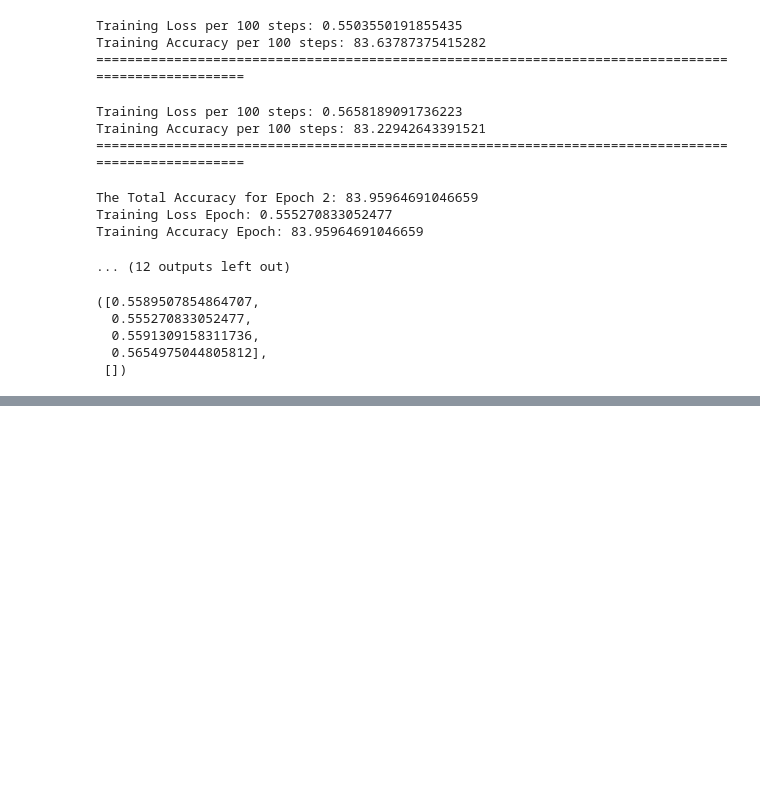
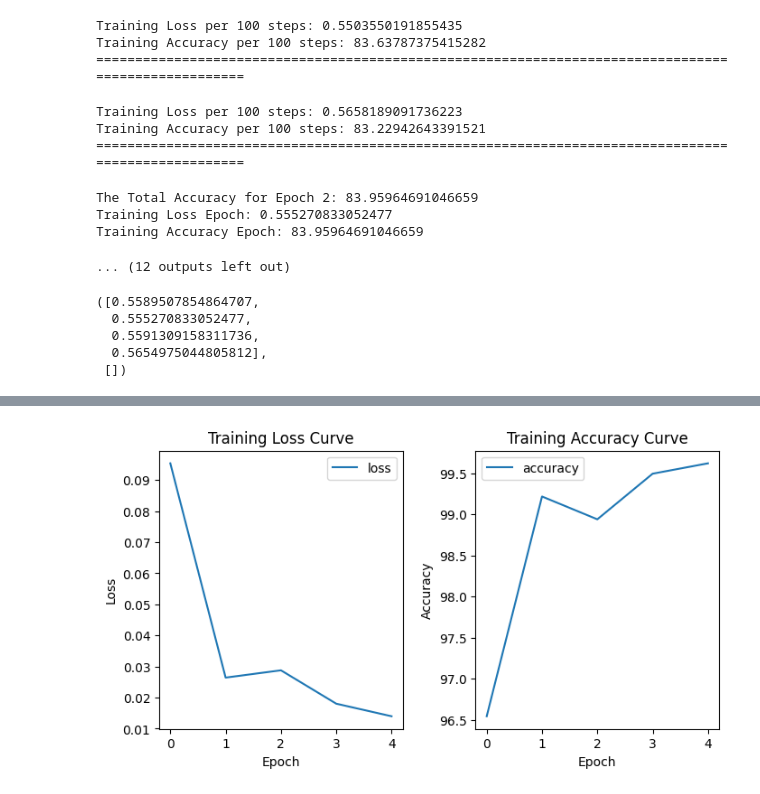
Before and after one commit to bobaebak/ai_text_detection, a Jupyter notebook: cookbooks/fine-tuning-openai.ipynb, the cells around one changed output, grey strips where cells are left out. Saved outputs shown, nothing was run; the diff lists cells and outputs as text; code cells hidden in the pictures; blank space fills up the shorter version.

Commit message:
add finetune

```diff
--- a/cookbooks/fine-tuning-openai.ipynb
+++ b/cookbooks/fine-tuning-openai.ipynb
@@ -23,2 +43,6 @@ from transformers import AutoTokenizer, AutoModelForSequenceClassification
 # %%
 device = "mps" if torch.backends.mps.is_available() else "cuda" if torch.cuda.is_available() else "cpu"
+num_gpus = torch.cuda.device_count()
+
+if num_gpus>1:
+    device = "cuda:0"
@@ -376,7 +415,7 @@ train_losses, valid_losses
  [])
 # %%
 # Defining the training function on the 80% of the dataset for tuning the distilbert model
-def train(epoch, model):
+def train(epoch, model, device):
     tr_loss = 0
     n_correct = 0
     nb_tr_steps = 0
@@ -424,11 +469,11 @@ def train(epoch, model):
 # %%
-EPOCHS = 10
+EPOCHS = 5
 
 train_result = []
 for epoch in range(EPOCHS):
-    train_result.append(train(epoch, model))
+    train_result.append(train(epoch, model, device))
 
     # with gpt paraphrased data, epoch=10
-    torch.save(model, '../models/fine_tune_epoch10.pth')
-    # loaded_model = torch.load('../models/fine_tune_epoch10.pth')
+    file_name = "".join('../models/openai_finetune_models/20240523_v1_epoch'+str(epoch)+'.pth')
+    torch.save(model, file_name)
 # %% [output]
@@ -474,5 +517,26 @@ torch.save(model, '../models/fine_tune_epoch4.pth')
-# %%
-# Load the best model weights
-train_result.append(train(epoch, model))
-
-model.load_state_dict(best_model_weights)
+# %%
+# Create a figure with two subplots
+fig, (ax1, ax2) = plt.subplots(1, 2, figsize=(8, 4))
+
+# Plot the loss curve on the first subplot
+ax1.plot(range(len(train_result)), [item[0] for item in train_result], label="loss")
+ax1.set_xlabel('Epoch')
+ax1.set_ylabel('Loss')
+ax1.set_title('Training Loss Curve')
+ax1.legend()
+
+# Plot another metric on the second subplot
+# Replace the following line with your desired plot
+ax2.plot(range(len(train_result)), [item[1] for item in train_result], label="accuracy")
+ax2.set_xlabel('Epoch')
+ax2.set_ylabel('Accuracy')
+ax2.set_title('Training Accuracy Curve')
+ax2.legend()
+
+# Adjust the spacing between subplots
+plt.subplots_adjust(wspace=0.3)
+
+# Show the plot
+plt.show()
+# %% [output]
+[figure, added]
```
Also changed, not shown: parts of 24 cells of this notebook, 2 other files.
